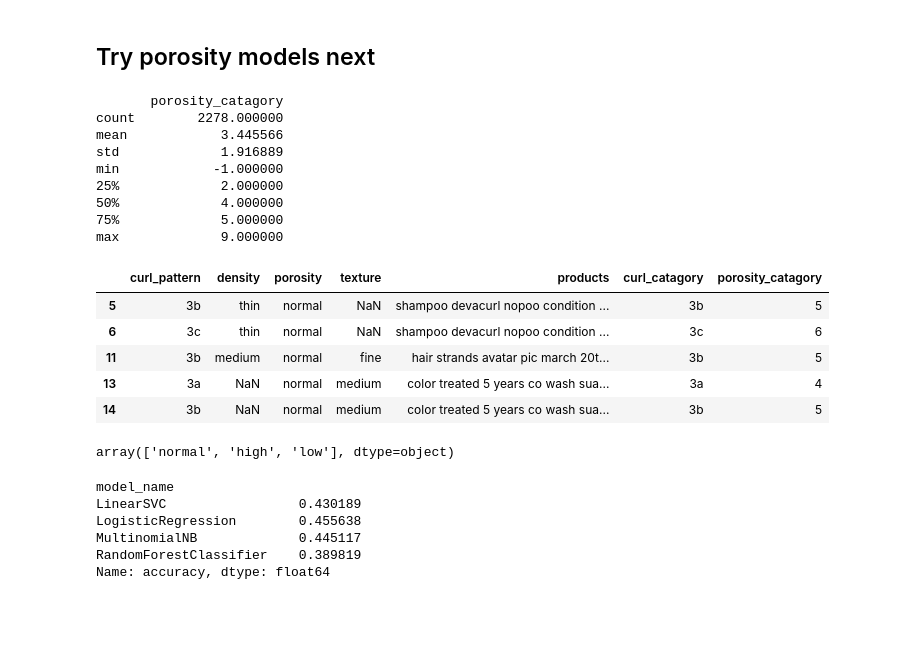
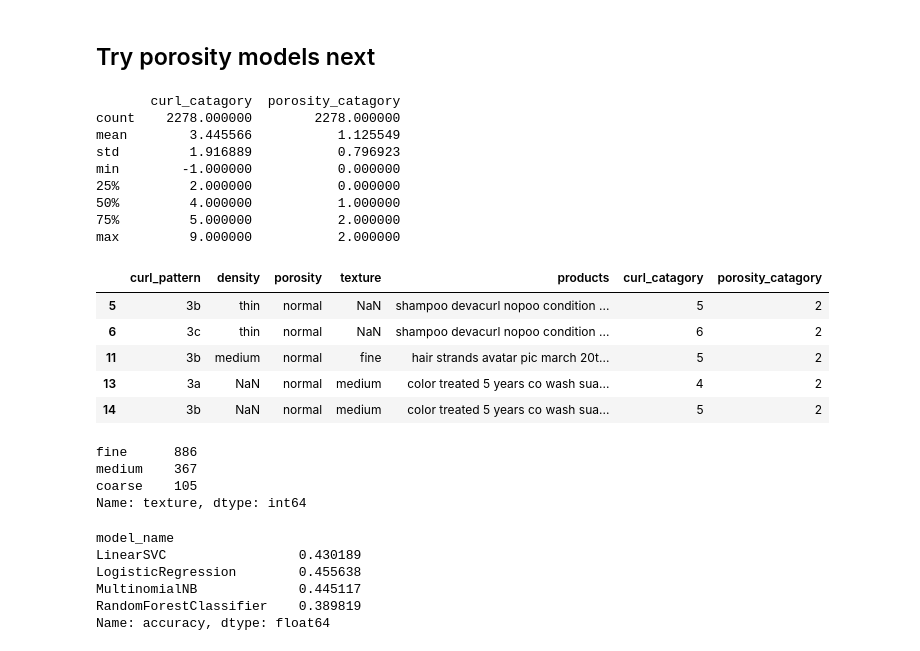
Before and after one commit to 99KHayes/products-for-curlies, a Jupyter notebook: notebooks/02_processing/20190831-kph-product-word-processing.ipynb, the cells around one changed output. Cells and saved outputs as stored; diff of their text form; code cells hidden in the pictures; blank space fills up the shorter version.

```diff
--- a/notebooks/02_processing/20190831-kph-product-word-processing.ipynb
+++ b/notebooks/02_processing/20190831-kph-product-word-processing.ipynb
@@ -424,31 +436,34 @@ Name: curl_pattern, dtype: int64
 # %%
 # make a data fram with no nulls in the different characteristics
 porosity_no_nan_df = cleaned_df[pd.notnull(cleaned_df['porosity'])]
-porosity_no_nan_df['porosity_catagory'] = pd.Categorical(porosity_no_nan_df.curl_pattern)
+porosity_no_nan_df['porosity_catagory'] = pd.Categorical(porosity_no_nan_df.porosity)
 porosity_no_nan_df["porosity_catagory"] = porosity_no_nan_df["porosity_catagory"].cat.codes
 print(porosity_no_nan_df.describe())
 porosity_no_nan_df.head()
 # %% [output]
-       porosity_catagory
-count        2278.000000
-mean            3.445566
-std             1.916889
-min            -1.000000
-25%             2.000000
-50%             4.000000
-75%             5.000000
-max             9.000000
+       curl_catagory  porosity_catagory
+count    2278.000000        2278.000000
+mean        3.445566           1.125549
+std         1.916889           0.796923
+min        -1.000000           0.000000
+25%         2.000000           0.000000
+50%         4.000000           1.000000
+75%         5.000000           2.000000
+max         9.000000           2.000000
 |  | curl_pattern | density | porosity | texture | products | curl_catagory | porosity_catagory |
-| 5 | 3b | thin | normal | NaN | shampoo devacurl nopoo condition ... | 3b | 5 |
-| 6 | 3c | thin | normal | NaN | shampoo devacurl nopoo condition ... | 3c | 6 |
-| 11 | 3b | medium | normal | fine | hair strands avatar pic march 20t... | 3b | 5 |
-| 13 | 3a | NaN | normal | medium | color treated 5 years co wash sua... | 3a | 4 |
-| 14 | 3b | NaN | normal | medium | color treated 5 years co wash sua... | 3b | 5 |
+| 5 | 3b | thin | normal | NaN | shampoo devacurl nopoo condition ... | 5 | 2 |
+| 6 | 3c | thin | normal | NaN | shampoo devacurl nopoo condition ... | 6 | 2 |
+| 11 | 3b | medium | normal | fine | hair strands avatar pic march 20t... | 5 | 2 |
+| 13 | 3a | NaN | normal | medium | color treated 5 years co wash sua... | 4 | 2 |
+| 14 | 3b | NaN | normal | medium | color treated 5 years co wash sua... | 5 | 2 |
 # %%
 # Classes are relitivly balanced
-porosity_no_nan_df.porosity.unique()
+porosity_no_nan_df.texture.value_counts()
 # %% [output]
-array(['normal', 'high', 'low'], dtype=object)
+fine      886
+medium    367
+coarse    105
+Name: texture, dtype: int64
 # %%
 tfidf = TfidfVectorizer(sublinear_tf=True, min_df=5, norm='l2', encoding='latin-1', ngram_range=(1, 5), stop_words='english')
 features_po = tfidf.fit_transform(porosity_no_nan_df.products).toarray()
```
Also changed, not shown: parts of 8 cells of this notebook, 7 other files.
